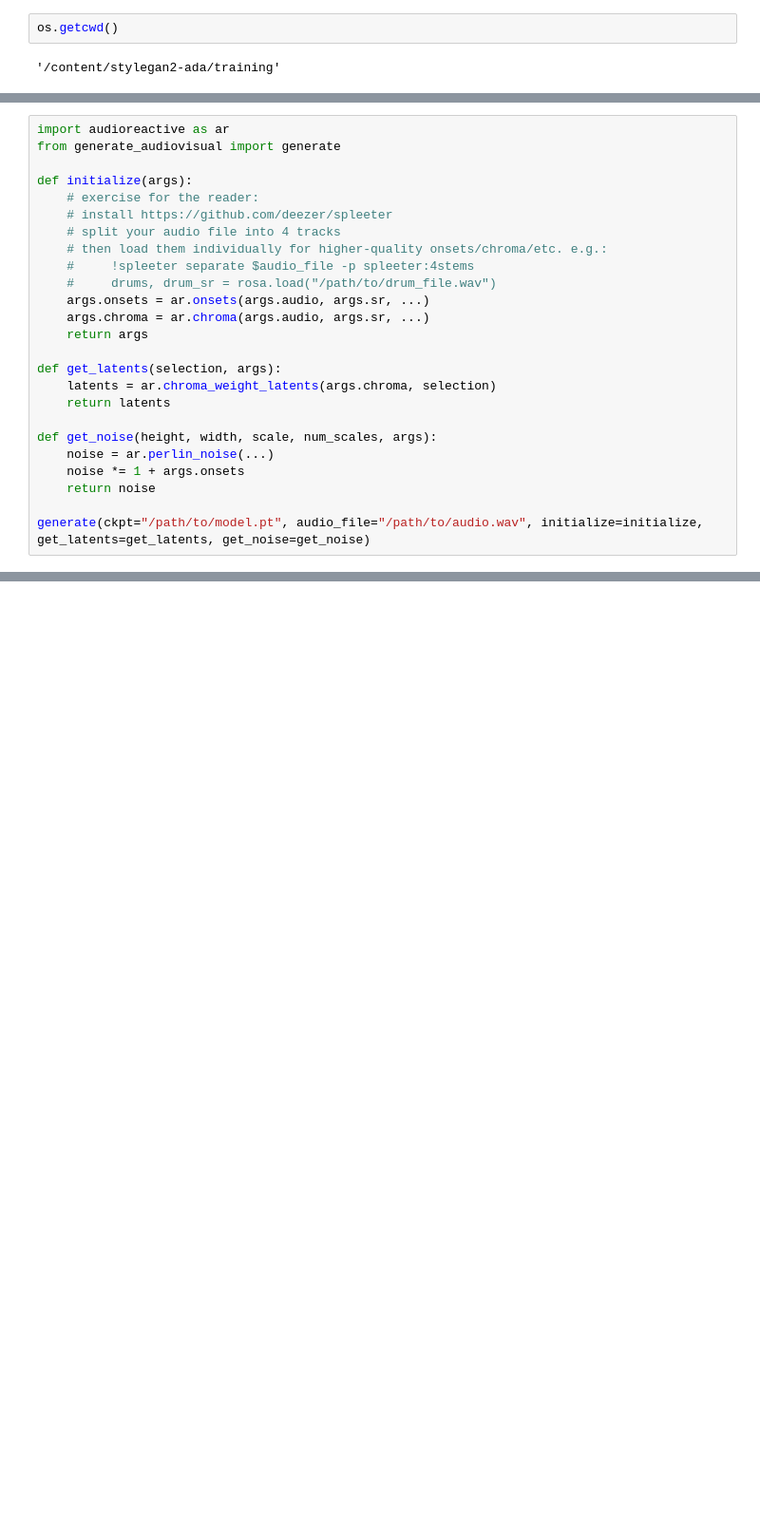
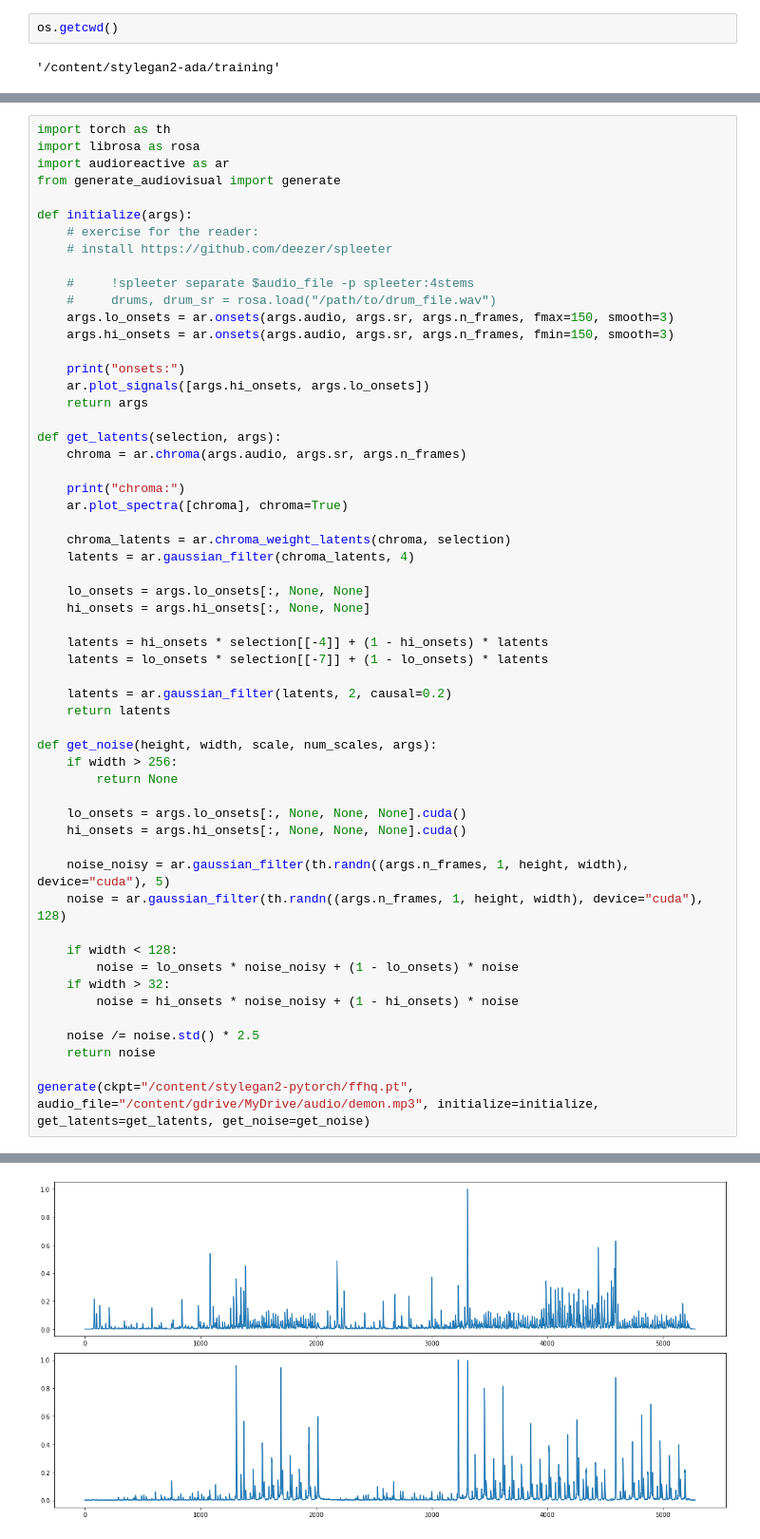
Before and after one commit to vudoan1708-cyber/Vu-Sloth, a Jupyter notebook: stylegan2-ada/StyleGAN.ipynb, the cells around one changed output, grey strips where cells are left out. Shown at 95% size. Saved outputs shown, nothing was run; the diff lists cells and outputs as text; blank space fills up the shorter version.

Commit message:
ATTEMPT TO DO AUDIO-REACTIVE BASED ON THE LATENT INTERPOLATIONS BUT FAILED

```diff
--- a/stylegan2-ada/StyleGAN.ipynb
+++ b/stylegan2-ada/StyleGAN.ipynb
@@ -1418,25 +1432,57 @@ RuntimeError: Ninja is required to load C++ extensions
 # %%
+import torch as th
+import librosa as rosa
 import audioreactive as ar
 from generate_audiovisual import generate
 
 def initialize(args):
     # exercise for the reader:
     # install https://github.com/deezer/spleeter
-    # split your audio file into 4 tracks
-    # then load them individually for higher-quality onsets/chroma/etc. e.g.:
+
     #     !spleeter separate $audio_file -p spleeter:4stems
     #     drums, drum_sr = rosa.load("/path/to/drum_file.wav")
-    args.onsets = ar.onsets(args.audio, args.sr, ...)
-    args.chroma = ar.chroma(args.audio, args.sr, ...)
+    args.lo_onsets = ar.onsets(args.audio, args.sr, args.n_frames, fmax=150, smooth=3)
+    args.hi_onsets = ar.onsets(args.audio, args.sr, args.n_frames, fmin=150, smooth=3)
+
+    print("onsets:")
+    ar.plot_signals([args.hi_onsets, args.lo_onsets])
     return args
 
 def get_latents(selection, args):
-    latents = ar.chroma_weight_latents(args.chroma, selection)
+    chroma = ar.chroma(args.audio, args.sr, args.n_frames)
+
+    print("chroma:")
+    ar.plot_spectra([chroma], chroma=True)
+
+    chroma_latents = ar.chroma_weight_latents(chroma, selection)
+    latents = ar.gaussian_filter(chroma_latents, 4)
+
+    lo_onsets = args.lo_onsets[:, None, None]
+    hi_onsets = args.hi_onsets[:, None, None]
+
+    latents = hi_onsets * selection[[-4]] + (1 - hi_onsets) * latents
+    latents = lo_onsets * selection[[-7]] + (1 - lo_onsets) * latents
+
+    latents = ar.gaussian_filter(latents, 2, causal=0.2)
     return latents
 
 def get_noise(height, width, scale, num_scales, args):
-    noise = ar.perlin_noise(...)
-    noise *= 1 + args.onsets
+    if width > 256:
+        return None
+
+    lo_onsets = args.lo_onsets[:, None, None, None].cuda()
+    hi_onsets = args.hi_onsets[:, None, None, None].cuda()
+
+    noise_noisy = ar.gaussian_filter(th.randn((args.n_frames, 1, height, width), device="cuda"), 5)
+    noise = ar.gaussian_filter(th.randn((args.n_frames, 1, height, width), device="cuda"), 128)
+
+    if width < 128:
+        noise = lo_onsets * noise_noisy + (1 - lo_onsets) * noise
+    if width > 32:
+        noise = hi_onsets * noise_noisy + (1 - hi_onsets) * noise
+
+    noise /= noise.std() * 2.5
     return noise
 
-generate(ckpt="/path/to/model.pt", audio_file="/path/to/audio.wav", initialize=initialize, get_latents=get_latents, get_noise=get_noise)
+generate(ckpt="/content/stylegan2-pytorch/ffhq.pt", audio_file="/content/gdrive/MyDrive/audio/demon.mp3", initialize=initialize, get_latents=get_latents, get_noise=get_noise)
+# %% [output]
@@ -1442,0 +1490 @@ generate(ckpt="/path/to/model.pt", audio_file="/path/to/audio.wav", initialize=i
+[figure, added]
```
Also changed, not shown: parts of 21 cells of this notebook, 1 other file.
